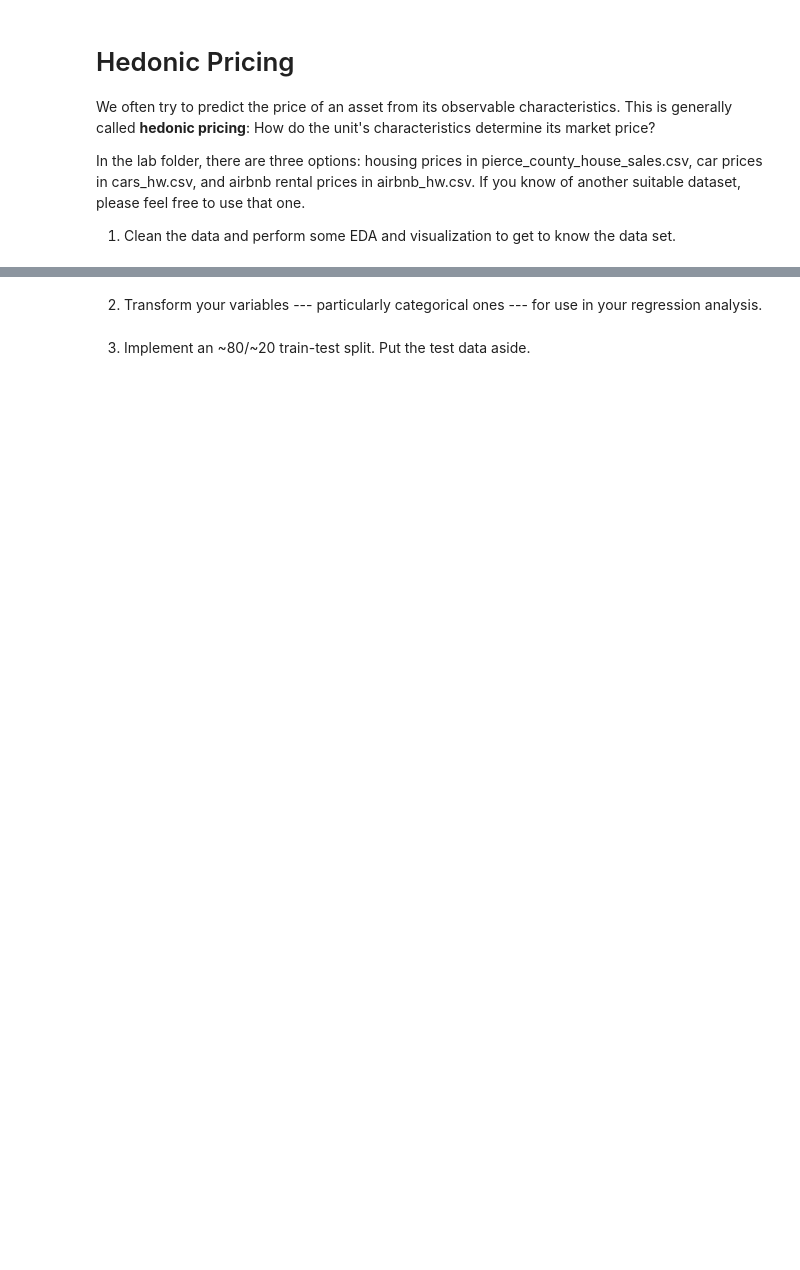
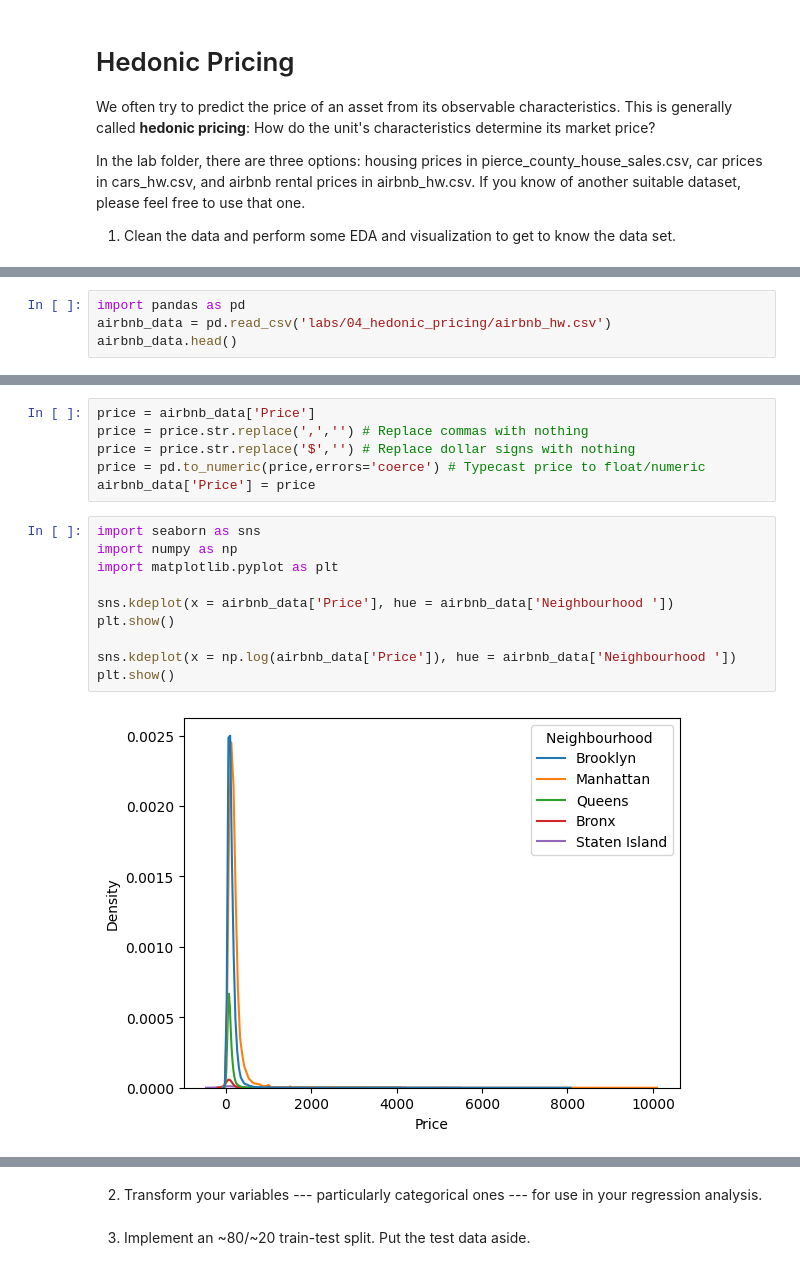
Before and after one commit to laurenwisniewski/DS3001-labs, a Jupyter notebook: 04_hedonic_pricing.ipynb, the cells around one changed output, grey strips where cells are left out. Drawn from its saved outputs; the diff is of its cells as text; blank space fills up the shorter version.

```diff
--- a/04_hedonic_pricing.ipynb
+++ b/04_hedonic_pricing.ipynb
@@ -10,0 +21,4 @@ In the lab folder, there are three options: housing prices in pierce_county_hous
+# %%
+import pandas as pd
+airbnb_data = pd.read_csv('labs/04_hedonic_pricing/airbnb_hw.csv')
+airbnb_data.head()
@@ -10,0 +32,18 @@ In the lab folder, there are three options: housing prices in pierce_county_hous
+# %%
+price = airbnb_data['Price']
+price = price.str.replace(',','') # Replace commas with nothing
+price = price.str.replace('$','') # Replace dollar signs with nothing
+price = pd.to_numeric(price,errors='coerce') # Typecast price to float/numeric
+airbnb_data['Price'] = price
+# %%
+import seaborn as sns
+import numpy as np
+import matplotlib.pyplot as plt
+
+sns.kdeplot(x = airbnb_data['Price'], hue = airbnb_data['Neighbourhood '])
+plt.show()
+
+sns.kdeplot(x = np.log(airbnb_data['Price']), hue = airbnb_data['Neighbourhood '])
+plt.show()
+# %% [output]
+[figure, added]
```
Also changed, not shown: parts of 4 cells of this notebook.
